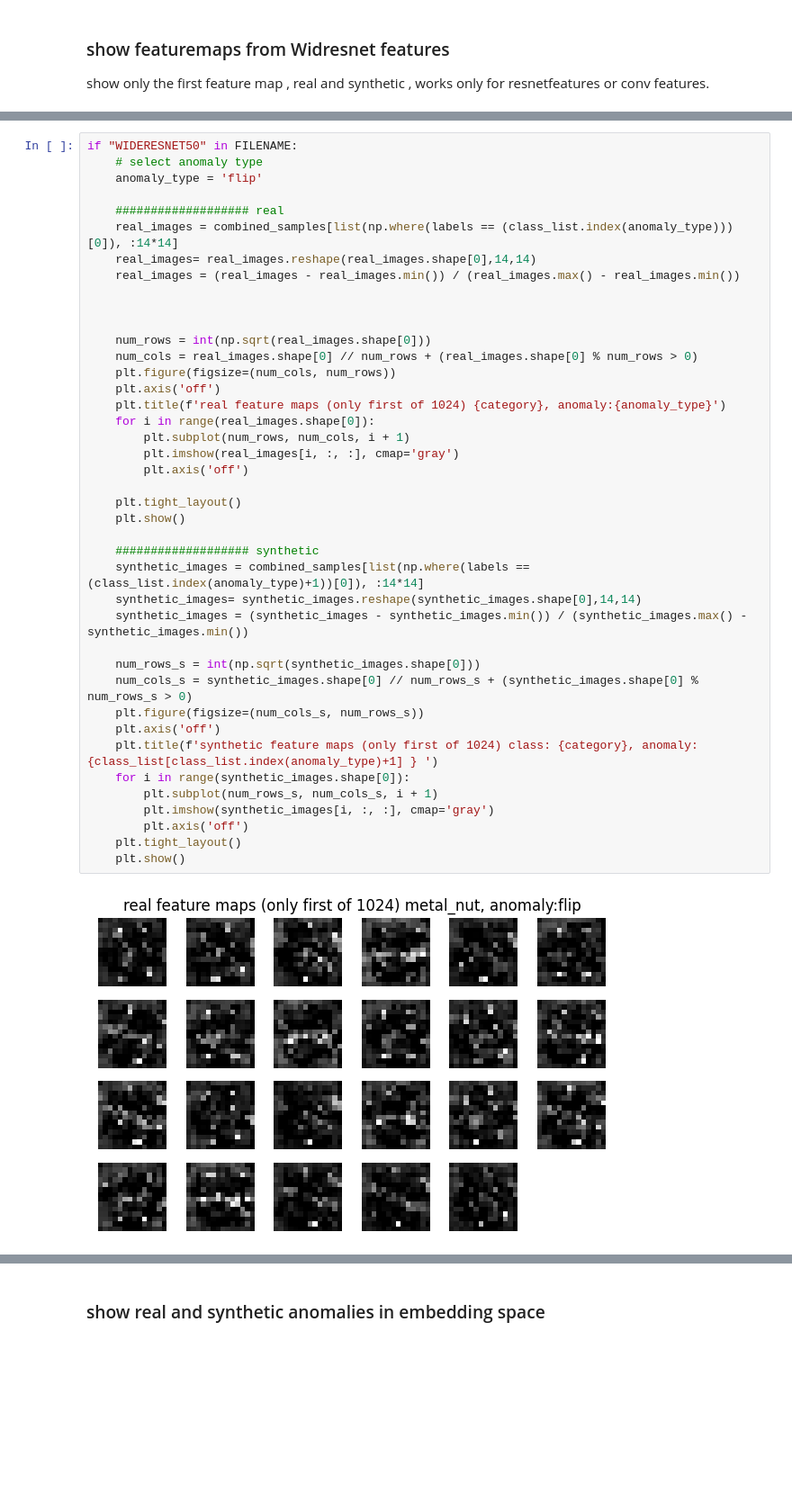
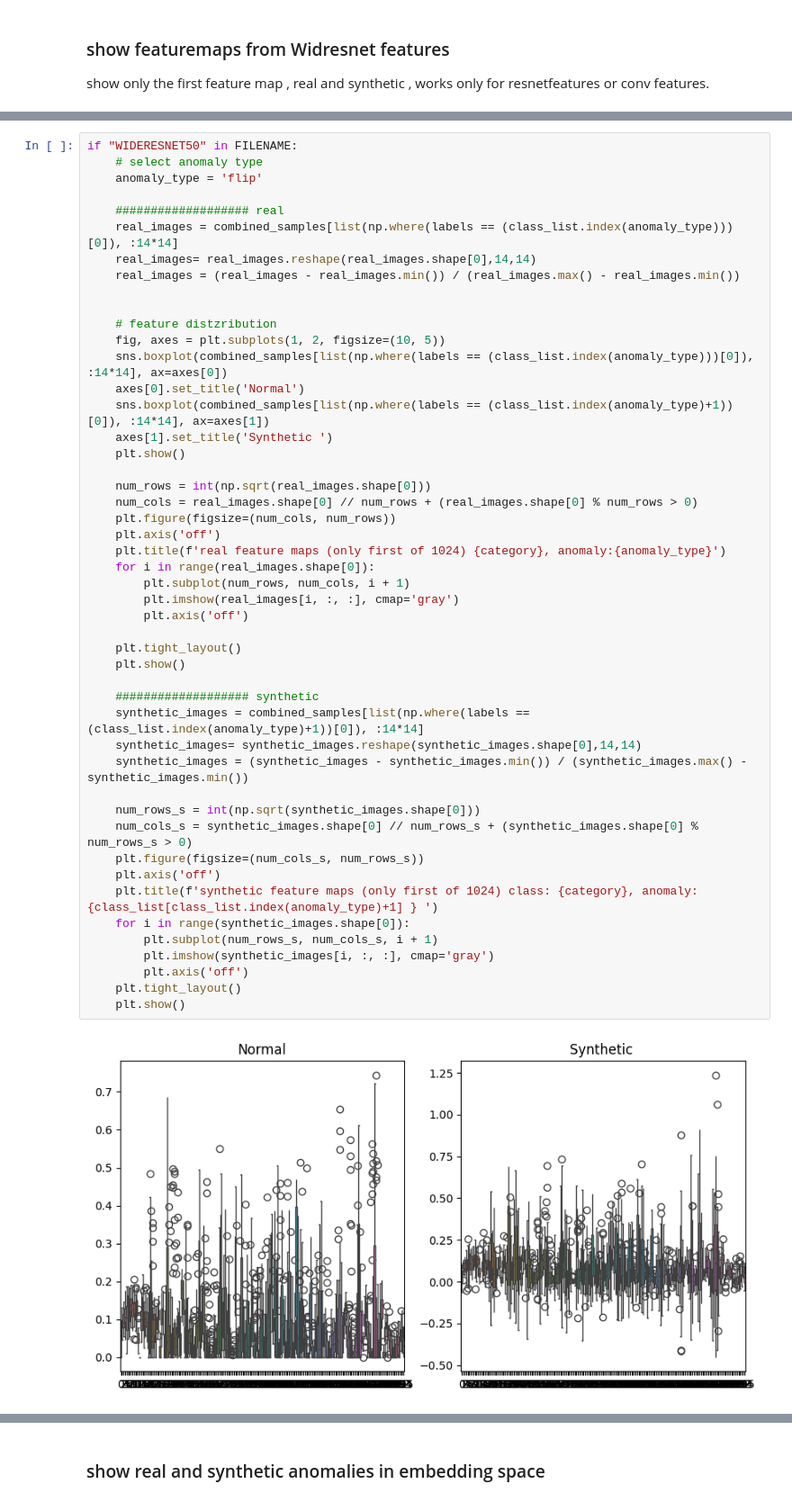
Before and after one commit to buehlpa/MVTec_Visualizer, a Jupyter notebook: workspace/mvtec_syntheticAnomalies.ipynb, the cells around one changed output, grey strips where cells are left out. Shown at 90% size. Saved outputs shown, nothing was run; the diff lists cells and outputs as text; blank space fills up the shorter version.

Commit message:
adde boxplots of wideresnet features just a few

```diff
--- a/workspace/mvtec_syntheticAnomalies.ipynb
+++ b/workspace/mvtec_syntheticAnomalies.ipynb
@@ -147,35 +135,42 @@ if "WIDERESNET50" in FILENAME:
     real_images = (real_images - real_images.min()) / (real_images.max() - real_images.min())
 
 
+    # feature distzribution
+    fig, axes = plt.subplots(1, 2, figsize=(10, 5))
+    sns.boxplot(combined_samples[list(np.where(labels == (class_list.index(anomaly_type)))[0]), :14*14], ax=axes[0])
+    axes[0].set_title('Normal')
+    sns.boxplot(combined_samples[list(np.where(labels == (class_list.index(anomaly_type)+1))[0]), :14*14], ax=axes[1])
+    axes[1].set_title('Synthetic ')
+    plt.show()
 
     num_rows = int(np.sqrt(real_images.shape[0]))
     num_cols = real_images.shape[0] // num_rows + (real_images.shape[0] % num_rows > 0)
     plt.figure(figsize=(num_cols, num_rows))
     plt.axis('off')
     plt.title(f'real feature maps (only first of 1024) {category}, anomaly:{anomaly_type}')
     for i in range(real_images.shape[0]):
         plt.subplot(num_rows, num_cols, i + 1)
         plt.imshow(real_images[i, :, :], cmap='gray')
         plt.axis('off')
 
     plt.tight_layout()
     plt.show()
 
     ################### synthetic
     synthetic_images = combined_samples[list(np.where(labels == (class_list.index(anomaly_type)+1))[0]), :14*14]
     synthetic_images= synthetic_images.reshape(synthetic_images.shape[0],14,14)
     synthetic_images = (synthetic_images - synthetic_images.min()) / (synthetic_images.max() - synthetic_images.min())
 
     num_rows_s = int(np.sqrt(synthetic_images.shape[0]))
     num_cols_s = synthetic_images.shape[0] // num_rows_s + (synthetic_images.shape[0] % num_rows_s > 0)
     plt.figure(figsize=(num_cols_s, num_rows_s))
     plt.axis('off')
     plt.title(f'synthetic feature maps (only first of 1024) class: {category}, anomaly:  {class_list[class_list.index(anomaly_type)+1] } ')
     for i in range(synthetic_images.shape[0]):
         plt.subplot(num_rows_s, num_cols_s, i + 1)
         plt.imshow(synthetic_images[i, :, :], cmap='gray')
         plt.axis('off')
     plt.tight_layout()
     plt.show()
 # %% [output]
-[figure, old version]
+[figure, new version]
```
Also changed, not shown: parts of 3 cells of this notebook.
